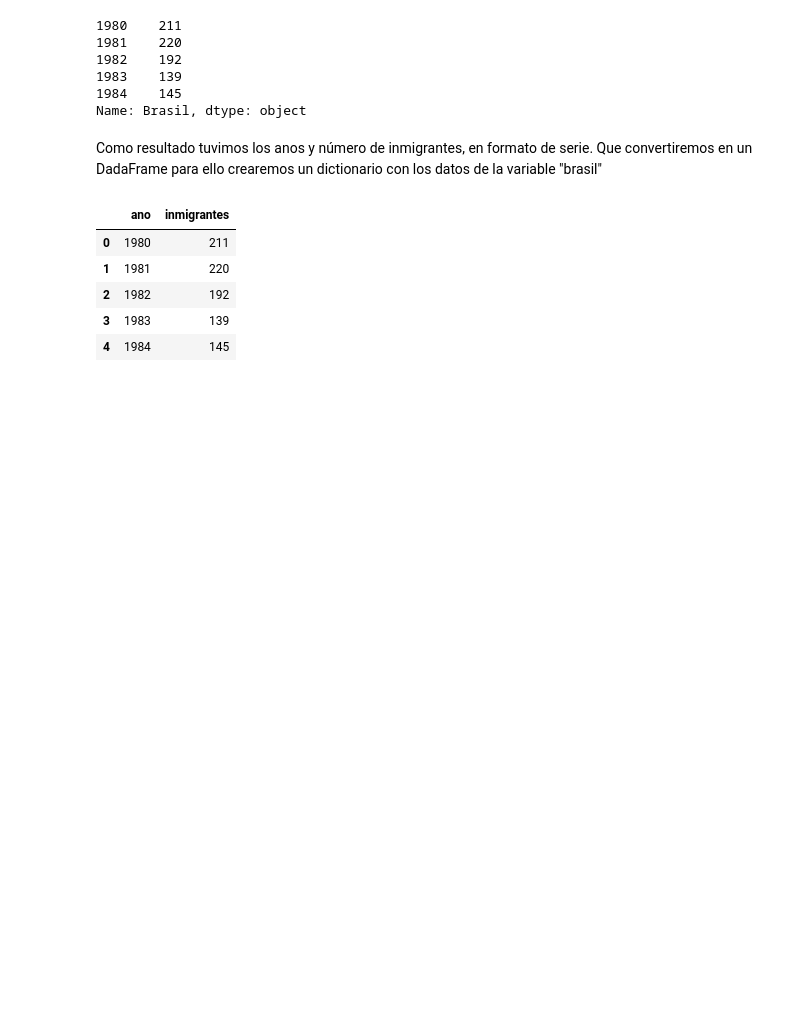
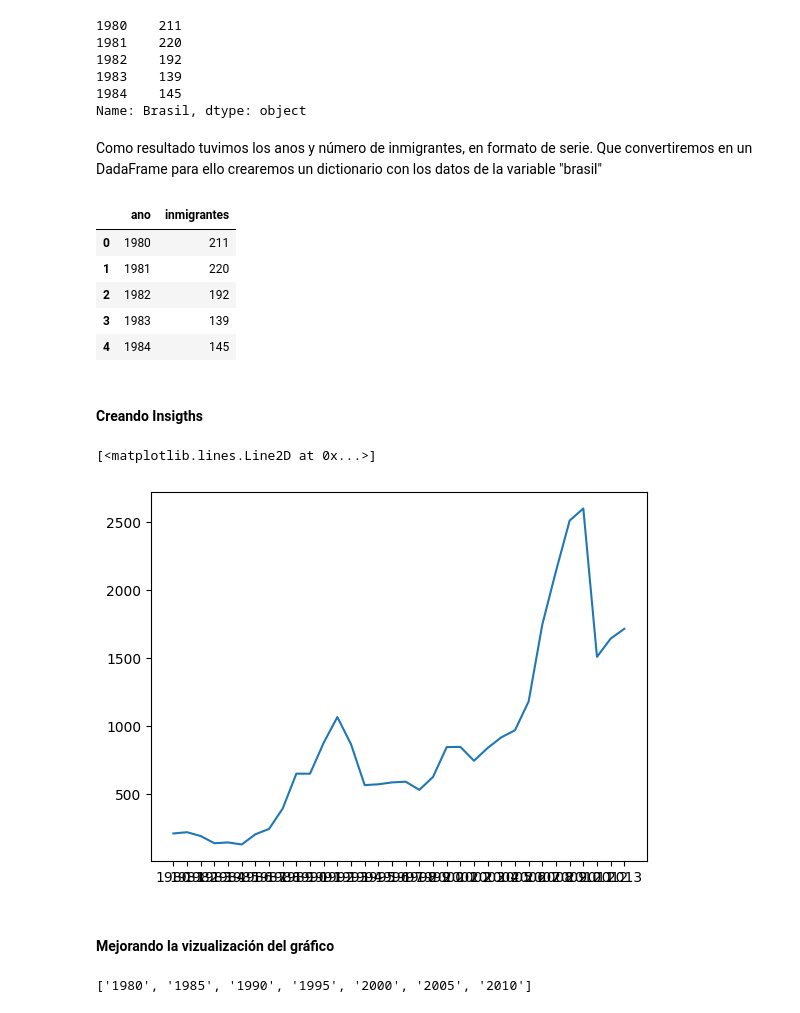
Before and after one commit to ygor-github/data_visualization, a Jupyter notebook: Aula.ipynb, the cells around one changed output. Drawn from its saved outputs; the diff is of its cells as text; code cells hidden in the pictures; blank space fills up the shorter version.

Commit message:
Creación de gráficos de lineas

```diff
--- a/Aula.ipynb
+++ b/Aula.ipynb
@@ -133,3 +133,5 @@ df_brasil.head() # Visualizando el resultado
 | 2 | 1982 | 192 |
 | 3 | 1983 | 139 |
 | 4 | 1984 | 145 |
+# %% [markdown]
+#### Creando Insigths
@@ -135,0 +141,16 @@ df_brasil.head() # Visualizando el resultado
+# %%
+# Para nuestro analisis a ver los cambios atraves de los años, el gráfico que mejor se adapta es un gráfico de lineas
+# Usresmo la función plo de plt.
+# Crearemos nuestra primera figura.
+plt.plot(df_brasil['ano'], df_brasil['inmigrantes'])
+# %% [output]
+[<matplotlib.lines.Line2D at 0x...>]
+[figure, added]
+# %% [markdown]
+#### Mejorando la vizualización del gráfico
+# %%
+# Vamos a crear un rango de cada 5 años para vizualizar mejor
+cada_5anos = list(map(str, range(1980, 2014, 5)))
+cada_5anos
+# %% [output]
+['1980', '1985', '1990', '1995', '2000', '2005', '2010']
```
Also changed, not shown: parts of 5 cells of this notebook.
